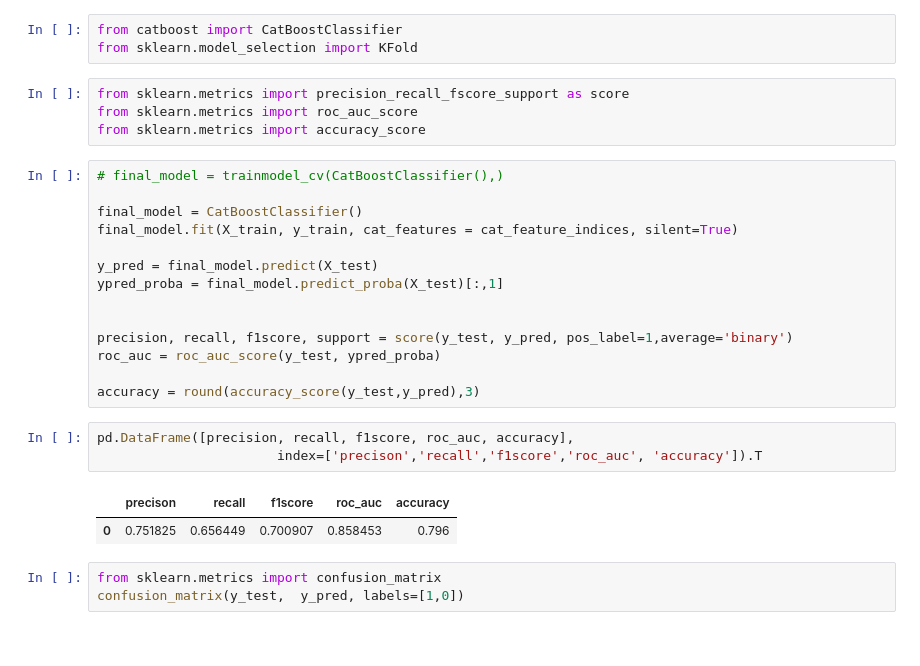
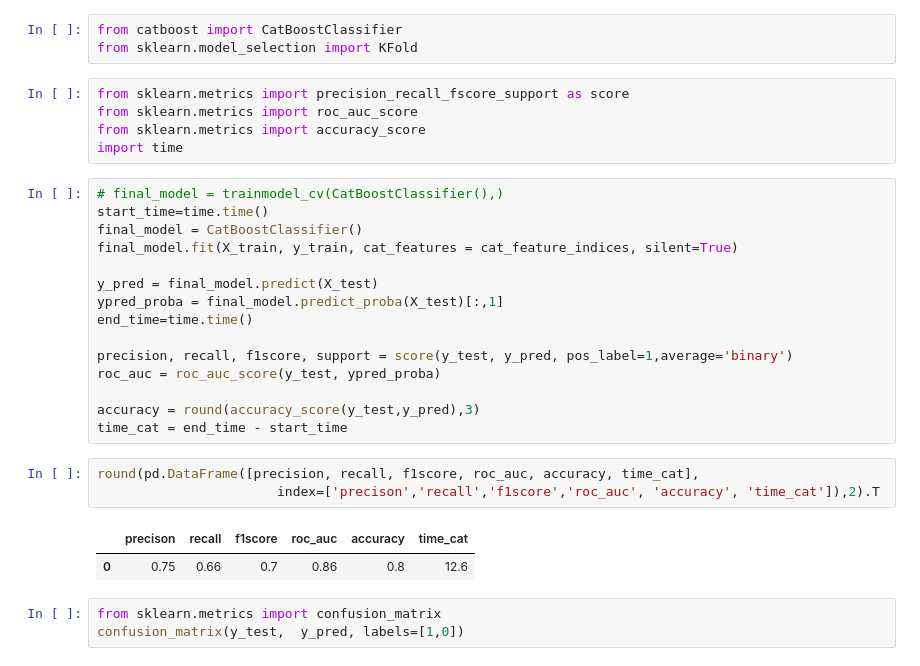
Before and after one commit to yoyo6022/Springboard-hands-on-project, a Jupyter notebook: ultimate_challenge/Ultimate_Challenge.ipynb, the cells around one changed output. Drawn from its saved outputs; the diff is of its cells as text.

```diff
--- a/ultimate_challenge/Ultimate_Challenge.ipynb
+++ b/ultimate_challenge/Ultimate_Challenge.ipynb
@@ -1058,26 +1058,28 @@ from sklearn.model_selection import KFold
 from sklearn.metrics import precision_recall_fscore_support as score
 from sklearn.metrics import roc_auc_score
 from sklearn.metrics import accuracy_score
+import time
 # %%
 # final_model = trainmodel_cv(CatBoostClassifier(),)
-
+start_time=time.time()
 final_model = CatBoostClassifier()
 final_model.fit(X_train, y_train, cat_features = cat_feature_indices, silent=True)
 
 y_pred = final_model.predict(X_test)
 ypred_proba = final_model.predict_proba(X_test)[:,1]
-
+end_time=time.time()
 
 precision, recall, f1score, support = score(y_test, y_pred, pos_label=1,average='binary')
 roc_auc = roc_auc_score(y_test, ypred_proba)
 
 accuracy = round(accuracy_score(y_test,y_pred),3)
+time_cat = end_time - start_time
 # %%
-pd.DataFrame([precision, recall, f1score, roc_auc, accuracy],
-                       index=['precison','recall','f1score','roc_auc', 'accuracy']).T
+round(pd.DataFrame([precision, recall, f1score, roc_auc, accuracy, time_cat],
+                       index=['precison','recall','f1score','roc_auc', 'accuracy', 'time_cat']),2).T
 # %% [output]
-|  | precison | recall | f1score | roc_auc | accuracy |
-| 0 | 0.751825 | 0.656449 | 0.700907 | 0.858453 | 0.796 |
+|  | precison | recall | f1score | roc_auc | accuracy | time_cat |
+| 0 | 0.75 | 0.66 | 0.7 | 0.86 | 0.8 | 12.6 |
 # %%
 from sklearn.metrics import confusion_matrix
 confusion_matrix(y_test,  y_pred, labels=[1,0])
```
Also changed, not shown: parts of 7 cells of this notebook.
